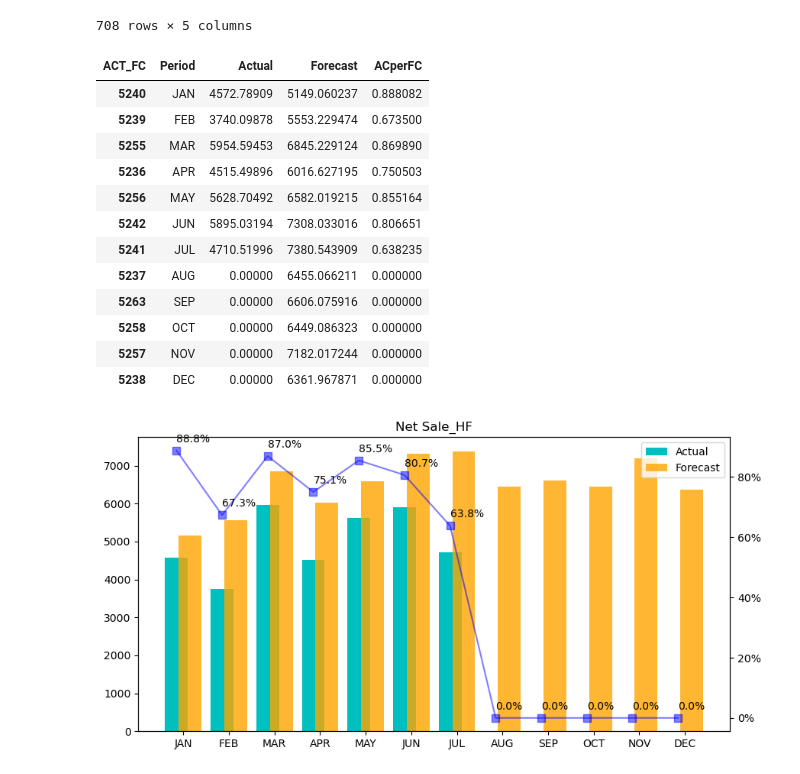
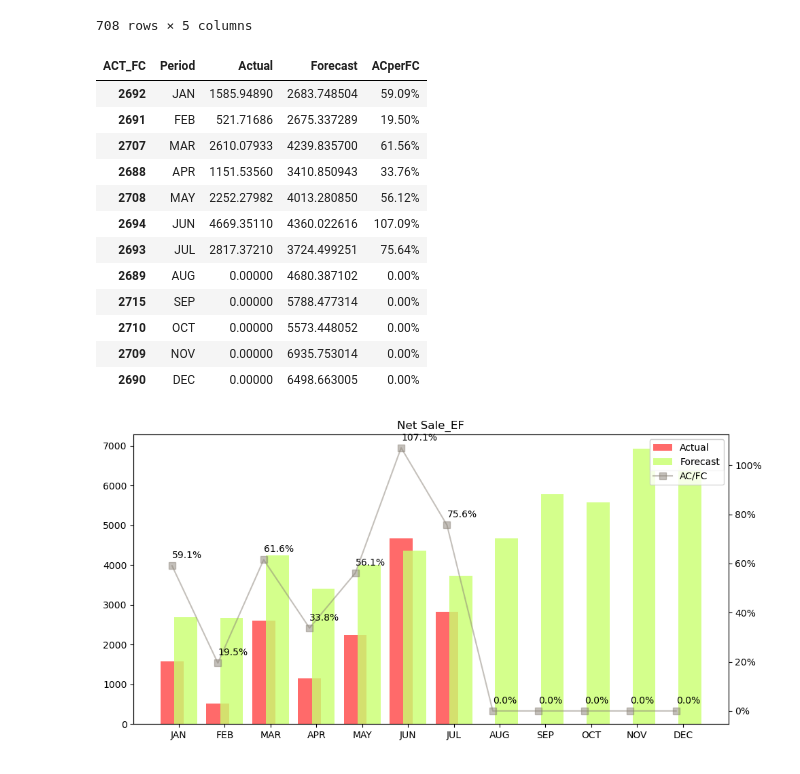
Before and after one commit to Aussachaa/SFG, a Jupyter notebook: jub.ipynb, the cells around one changed output. Drawn from its saved outputs; the diff is of its cells as text; code cells hidden in the pictures.

```diff
--- a/jub.ipynb
+++ b/jub.ipynb
@@ -77,48 +77,61 @@ df3
 | 7198 | OD | Net Sale | DEC | 0.00000 | 0.000000 |
 708 rows × 5 columns
 # %%
-brand = 'HF'
+brand = 'EF'
 df4 = df3.loc[df3['Brand'] == brand]
 df4 = df4.drop(columns=['Brand', 'ACC Name'])
 df4 = df4.assign(ACperFC = lambda x: (df4['Actual']/df4['Forecast']))
+df4['ACperFC'] = df4['ACperFC'].map('{:.2%}'.format)
 display(df4)
 # %% [output]
 | ACT_FC | Period | Actual | Forecast | ACperFC |
-| 5240 | JAN | 4572.78909 | 5149.060237 | 0.888082 |
-| 5239 | FEB | 3740.09878 | 5553.229474 | 0.673500 |
-| 5255 | MAR | 5954.59453 | 6845.229124 | 0.869890 |
-| 5236 | APR | 4515.49896 | 6016.627195 | 0.750503 |
-| 5256 | MAY | 5628.70492 | 6582.019215 | 0.855164 |
-| 5242 | JUN | 5895.03194 | 7308.033016 | 0.806651 |
-| 5241 | JUL | 4710.51996 | 7380.543909 | 0.638235 |
-| 5237 | AUG | 0.00000 | 6455.066211 | 0.000000 |
-| 5263 | SEP | 0.00000 | 6606.075916 | 0.000000 |
-| 5258 | OCT | 0.00000 | 6449.086323 | 0.000000 |
-| 5257 | NOV | 0.00000 | 7182.017244 | 0.000000 |
-| 5238 | DEC | 0.00000 | 6361.967871 | 0.000000 |
+| 2692 | JAN | 1585.94890 | 2683.748504 | 59.09% |
+| 2691 | FEB | 521.71686 | 2675.337289 | 19.50% |
+| 2707 | MAR | 2610.07933 | 4239.835700 | 61.56% |
+| 2688 | APR | 1151.53560 | 3410.850943 | 33.76% |
+| 2708 | MAY | 2252.27982 | 4013.280850 | 56.12% |
+| 2694 | JUN | 4669.35110 | 4360.022616 | 107.09% |
+| 2693 | JUL | 2817.37210 | 3724.499251 | 75.64% |
+| 2689 | AUG | 0.00000 | 4680.387102 | 0.00% |
+| 2715 | SEP | 0.00000 | 5788.477314 | 0.00% |
+| 2710 | OCT | 0.00000 | 5573.448052 | 0.00% |
+| 2709 | NOV | 0.00000 | 6935.753014 | 0.00% |
+| 2690 | DEC | 0.00000 | 6498.663005 | 0.00% |
 # %%
 x_p = df4['Period']
 y_ac = df4['Actual']
 y_fc = df4['Forecast']
 y_acperfc = df4['ACperFC']
 
 #define subplots
 fig,ax = plt.subplots(figsize=(10,5))
-ax.bar(x_p, y_ac, color='c', width=0.5, label='Actual')
+
+#Bar Actual
+ax.bar(x_p, y_ac, color='#FF6A6A', width=0.5, label='Actual')
+
+#Bar Forecast
 pos = np.arange(len(x_p))
-ax.bar([x + 0.3 for x in pos], y_fc, width=0.5, color='orange', alpha=0.8, label='Forecast')
+ax.bar([x + 0.3 for x in pos], y_fc, width=0.5, color='#CAFF70', alpha=0.8, label='Forecast')
 
+#Line AC/FC
 ax2 = ax.twinx()
-ax2.plot(x_p, y_acperfc, color='b', marker='s', markersize=7, alpha=0.5)
+ax2.plot(x_p, y_acperfc, color='#8B8378', marker='s', markersize=7, alpha=0.5, label='AC/FC')
 
 plt.xticks([r + 0.3/2 for r in range(len(x_p))], df4["Period"])
 plt.title('Net Sale_' + brand)
 ax.legend(loc='upper right')
+
+# ask matplotlib for the plotted objects and their labels
+lines, labels = ax.get_legend_handles_labels()
+lines2, labels2 = ax2.get_legend_handles_labels()
+ax2.legend(lines + lines2, labels + labels2, loc=0)
+
 for tx, ty in list(zip(x_p, y_acperfc)):
     ax2.annotate("{:,.1%}".format(ty), (tx, ty), textcoords='offset points', xytext=(0, 8), ha='left', fontsize=10)
 
 vals = ax2.get_yticks()
 ax2.set_yticklabels(['{:,.0%}'.format(x) for x in vals])
+plt.tight_layout()
 plt.show()
 # %% [output]
-[figure, old version]
+[figure, new version]
```
Also changed, not shown: parts of 2 cells of this notebook, 1 other file.
